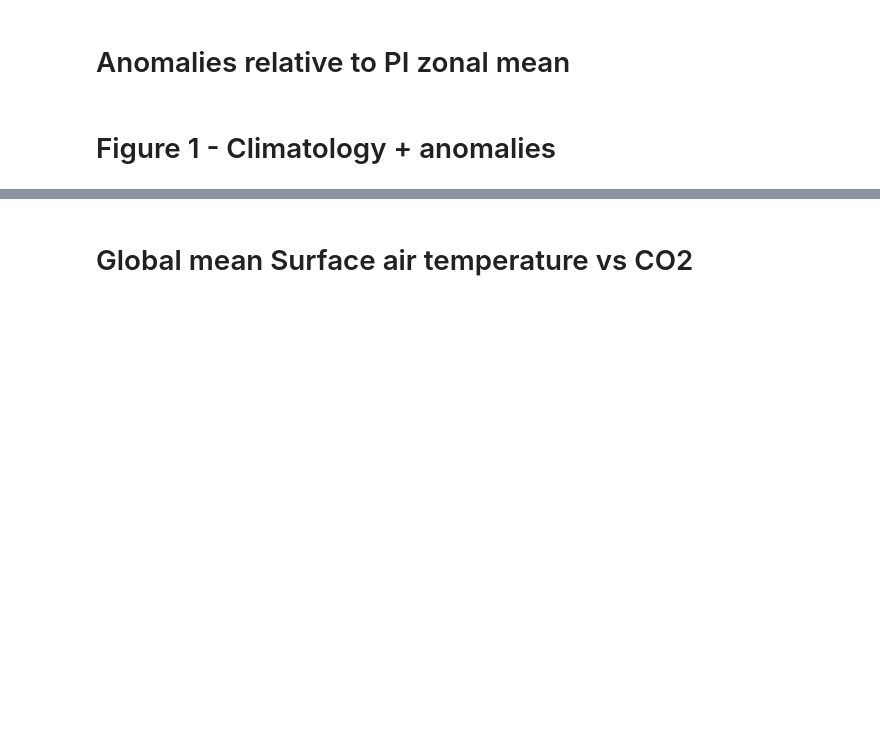
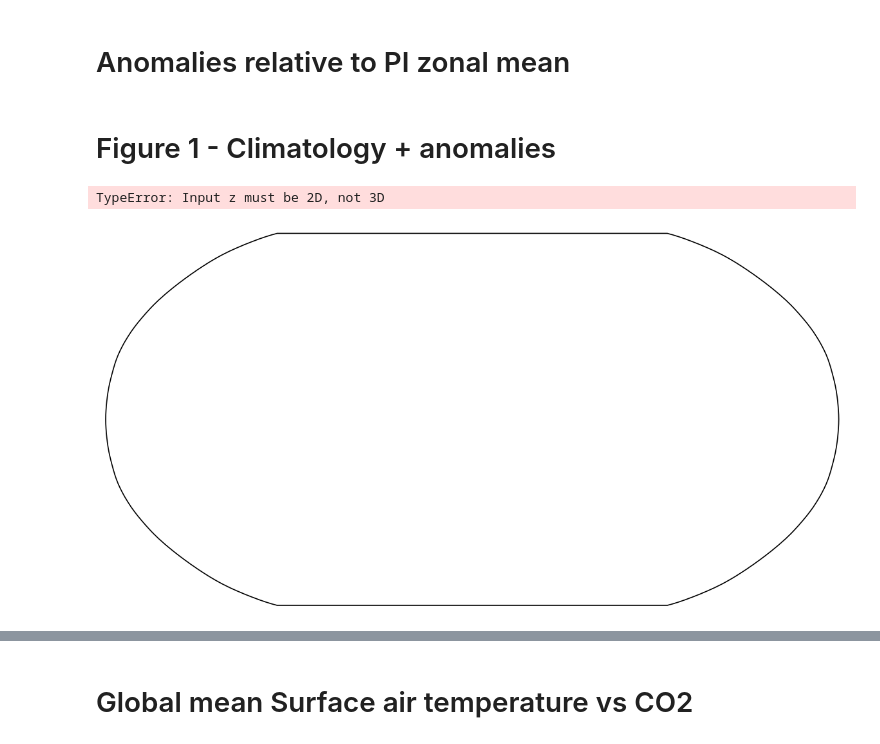
Before and after one commit to renatacoppo/eoctools, a Jupyter notebook: eoctools/data_analysis/dataanalisis.ipynb, the cells around one changed output, grey strips where cells are left out. Cells and saved outputs as stored; diff of their text form; code cells hidden in the pictures; blank space fills up the shorter version.

```diff
--- a/eoctools/data_analysis/dataanalisis.ipynb
+++ b/eoctools/data_analysis/dataanalisis.ipynb
@@ -92,3 +106,49 @@ tas_anom = {
 # %% [markdown]
 # Figure 1 - Climatology + anomalies
+# %%
+# One experiment
+levels_abs = np.arange(-50, 50.5, 6)
+
+cmap_abs = cmocean.cm.thermal
+
+fig, ax = plt.subplots(
+    figsize=(10, 5),
+    dpi=150,
+    subplot_kw={"projection": ccrs.Robinson()}
+)
+
+pi_cyc, lon_cyc = add_cyclic_point(
+    tas["pex3"],
+    coord=tas["pex3"].lon
+)
+
+cf = ax.contourf(
+    lon_cyc,
+    tas["pex3"].lat,
+    pi_cyc,
+    levels=levels_abs,
+    cmap=cmap_abs,
+    transform=ccrs.PlateCarree(),
+    extend="both"
+)
+
+ax.set_title("Mean annual surface air temperature")
+ax.set_global()
+ax.coastlines()
+
+# Colorbar
+cbar = fig.colorbar(
+    cf,
+    ax=ax,
+    orientation="horizontal",
+    pad=0.05,
+    shrink=0.8,
+    label="Surface Air Temperature (°C)"
+)
+
+plt.savefig("tas_map.png", bbox_inches="tight")
+plt.show()
+# %% [output]
+TypeError: Input z must be 2D, not 3D
+[figure, added]
 # %%
```
Also changed, not shown: parts of 10 cells of this notebook, 7 other files.
